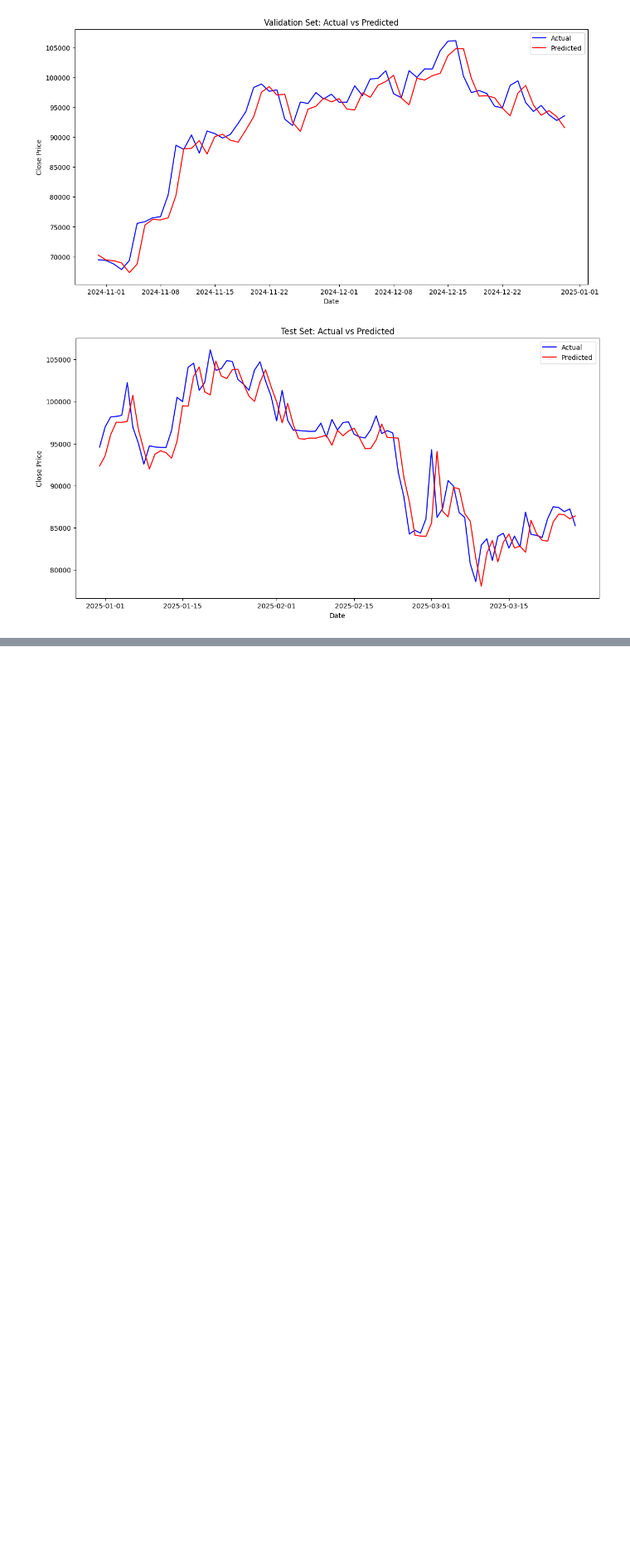
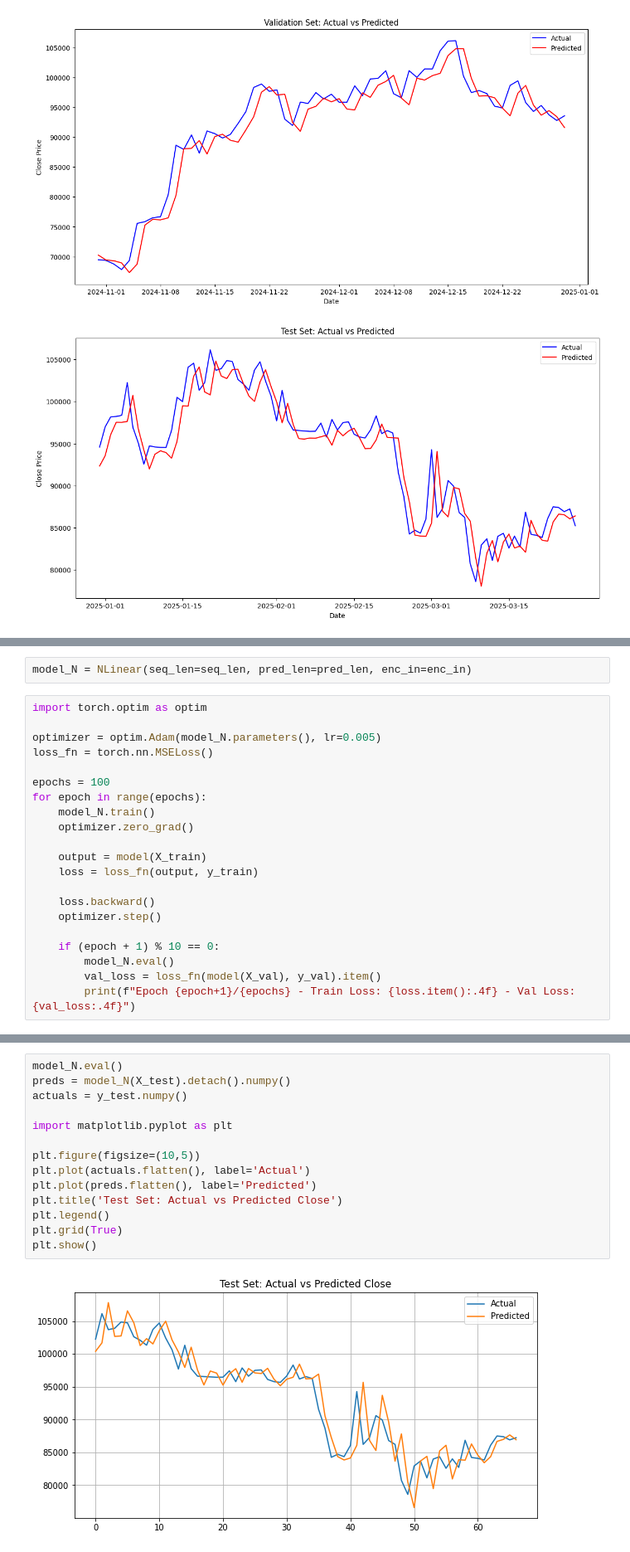
Before and after one commit to alyssa-tsh/CryptoMine, a Jupyter notebook: model.ipynb, the cells around one changed output, grey strips where cells are left out. Shown at 83% size. Saved outputs shown, nothing was run; the diff lists cells and outputs as text; blank space fills up the shorter version.

```diff
--- a/model.ipynb
+++ b/model.ipynb
@@ -1135,0 +1017,23 @@ Test RMSE: 2608.14
+# %%
+model_N = NLinear(seq_len=seq_len, pred_len=pred_len, enc_in=enc_in)
+# %%
+import torch.optim as optim
+
+optimizer = optim.Adam(model_N.parameters(), lr=0.005)
+loss_fn = torch.nn.MSELoss()
+
+epochs = 100
+for epoch in range(epochs):
+    model_N.train()
+    optimizer.zero_grad()
+
+    output = model(X_train)
+    loss = loss_fn(output, y_train)
+
+    loss.backward()
+    optimizer.step()
+
+    if (epoch + 1) % 10 == 0:
+        model_N.eval()
+        val_loss = loss_fn(model(X_val), y_val).item()
+        print(f"Epoch {epoch+1}/{epochs} - Train Loss: {loss.item():.4f} - Val Loss: {val_loss:.4f}")
@@ -1135,0 +1051,16 @@ Test RMSE: 2608.14
+# %%
+model_N.eval()
+preds = model_N(X_test).detach().numpy()
+actuals = y_test.numpy()
+
+import matplotlib.pyplot as plt
+
+plt.figure(figsize=(10,5))
+plt.plot(actuals.flatten(), label='Actual')
+plt.plot(preds.flatten(), label='Predicted')
+plt.title('Test Set: Actual vs Predicted Close')
+plt.legend()
+plt.grid(True)
+plt.show()
+# %% [output]
+[figure, added]
```
Also changed, not shown: parts of 25 cells of this notebook, 2 other files.
